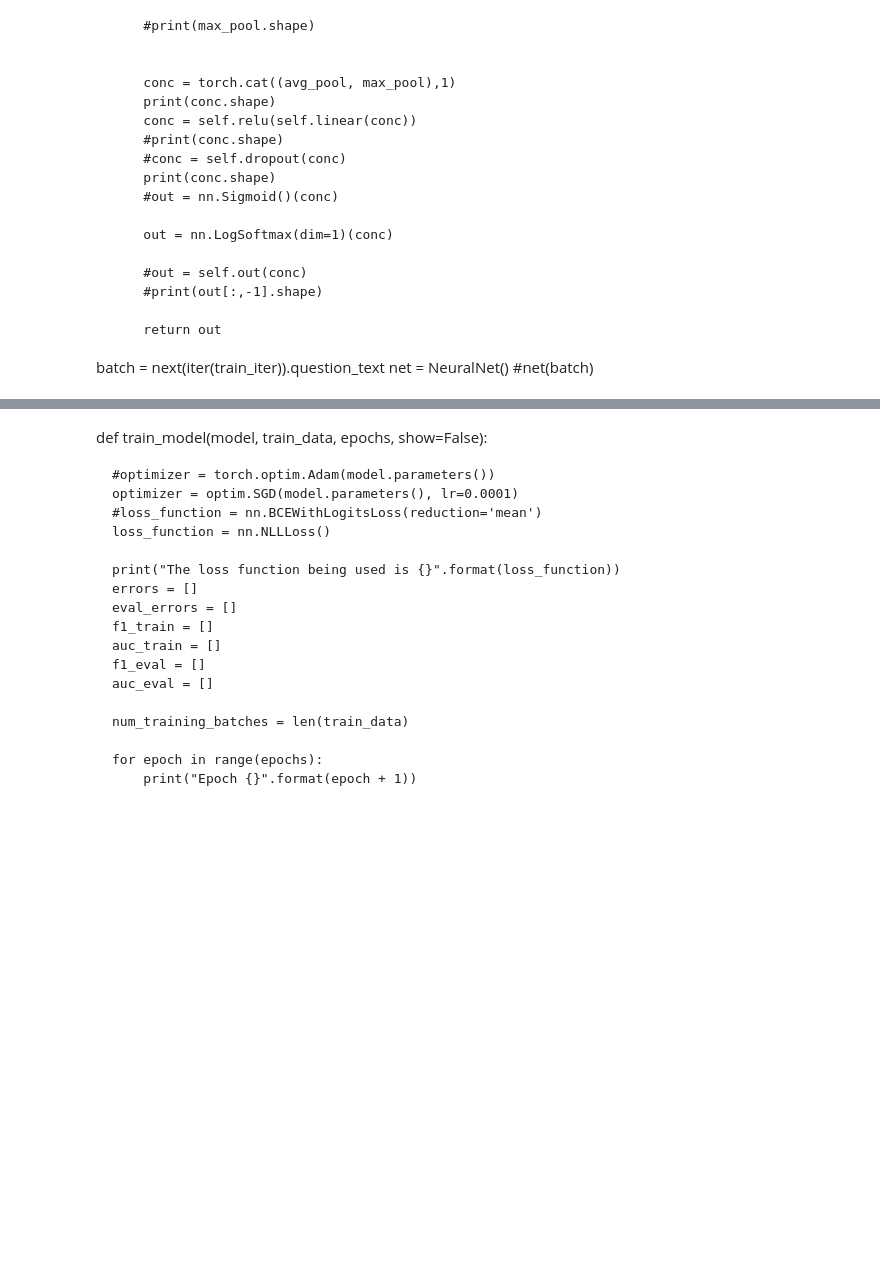
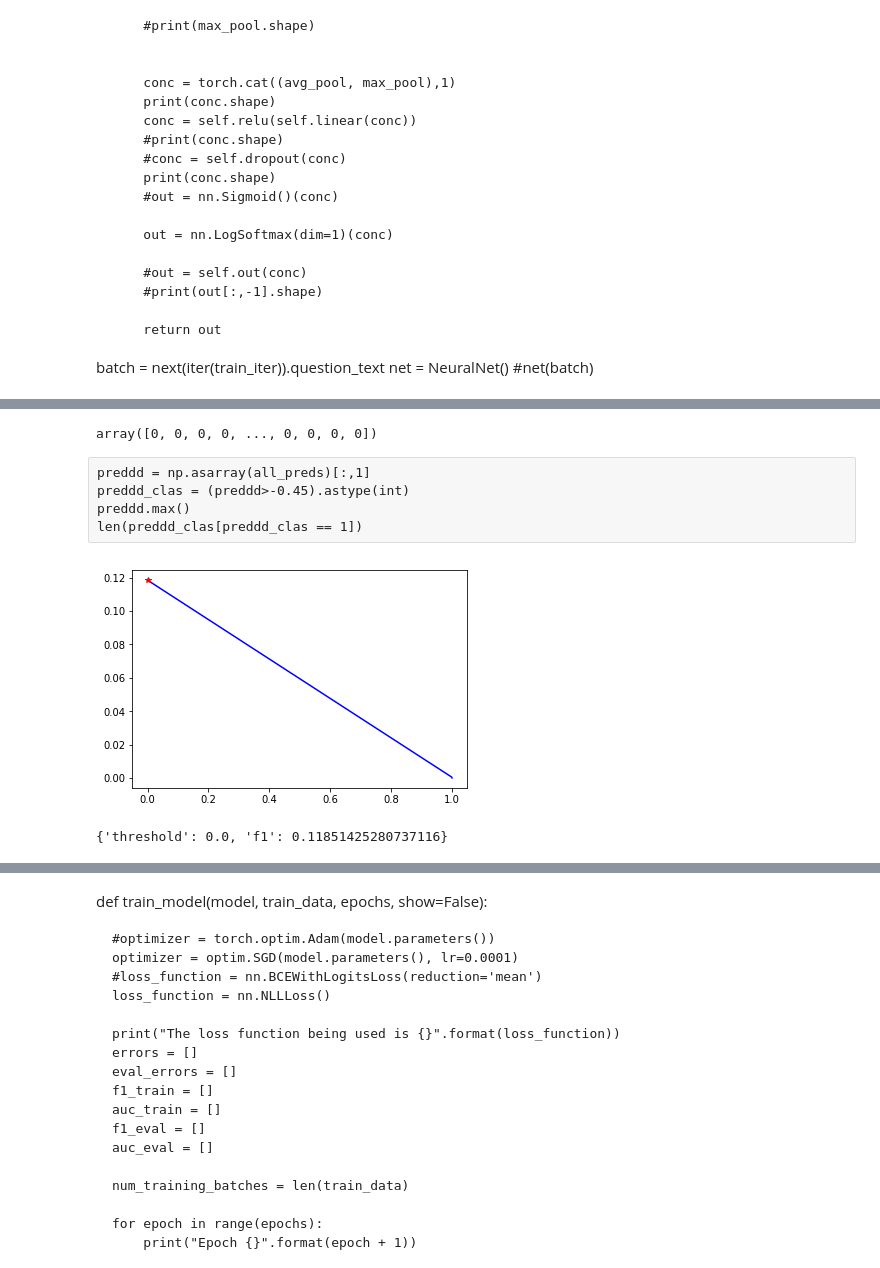
Before and after one commit to CBIANCANIELLO/InscincereQuestion, a Jupyter notebook: Assignment1.ipynb, the cells around one changed output, grey strips where cells are left out. Saved outputs shown, nothing was run; the diff lists cells and outputs as text; code cells hidden in the pictures; blank space fills up the shorter version.

```diff
--- a/Assignment1.ipynb
+++ b/Assignment1.ipynb
@@ -191,11 +194,20 @@ train,_ = train.split(0.1)
 from torchtext.data import Iterator, BucketIterator
 train_iter = BucketIterator(
     train, # we pass in the datasets we want the iterator to draw data from
-    batch_size=256,
+    batch_size= 64,
     sort_key= lambda x: len(x.question_text), # the BucketIterator needs to be told what function it should use to group the data.
     sort_within_batch=False, # sorting would add bias
     repeat=False)
-test_iter = Iterator(test, batch_size = 256, device = torch.device(0), sort = False,  sort_within_batch = False, repeat = False) #Changed device from -1 to None
+
+test_iter = Iterator(
+    test,
+    batch_size = 64,
+    sort = False,
+    sort_within_batch = False,
+    repeat = False)
+
+ngpu = 0
+device = torch.device("cuda:0" if (torch.cuda.is_available() and ngpu > 0) else "cpu")
 # %%
 #iter(train_iter).__next__().question_text
 len(train_iter)
@@ -224,3 +240,12 @@ embed_size = 50
+# %%
+embed_size = 50
+hidden_size = 150
+ver1 = True
+bidir = False
+layer_LSTM = 1
+layer_Lin = 2
+dropout_LSTM = 0.1
+dropout_Lin = 0.1
 # %% [markdown]
 class NeuralNet(nn.Module):
     def __init__(self):
@@ -400,0 +385,4 @@ tensor([[-0.0486, -3.0477],
+# %%
+model = LSTMTagger()
+loss_function = nn.NLLLoss()
+optimizer = optim.SGD(model.parameters(),lr=0.2, momentum=0.9)
@@ -400,0 +488,28 @@ tensor([[-0.0486, -3.0477],
+# %%
+preddd = (np.asarray(all_preds)[:,1] > np.asarray(all_preds)[:,0]).astype(int)
+preddd
+# %% [output]
+array([0, 0, 0, 0, ..., 0, 0, 0, 0])
+# %%
+def threshold_search(y_true, y_proba, plot=False):
+    precision, recall, thresholds = precision_recall_curve(y_true, y_proba)
+    thresholds = np.append(thresholds, 1.001)
+    F = 2 / (1/precision + 1/recall)
+    best_score = np.max(F)
+    best_th = thresholds[np.argmax(F)]
+    if plot:
+        plt.plot(thresholds, F, '-b')
+        plt.plot([best_th], [best_score], '*r')
+        plt.show()
+    search_result = {'threshold': best_th , 'f1': best_score}
+    return search_result
+# %% [raw]
+preddd = np.asarray(all_preds)[:,1]
+preddd_clas = (preddd>-0.45).astype(int)
+preddd.max()
+len(preddd_clas[preddd_clas == 1])
+# %%
+thr = threshold_search(all_actual, pred_Clas, plot=True);thr
+# %% [output]
+[figure, added]
+{'threshold': 0.0, 'f1': 0.11851425280737116}
```
Also changed, not shown: parts of 19 cells of this notebook.
